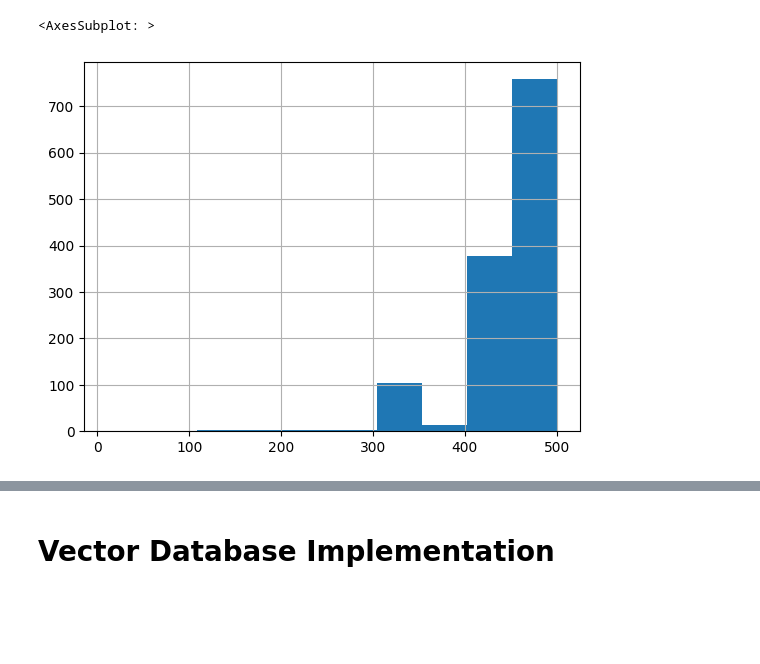
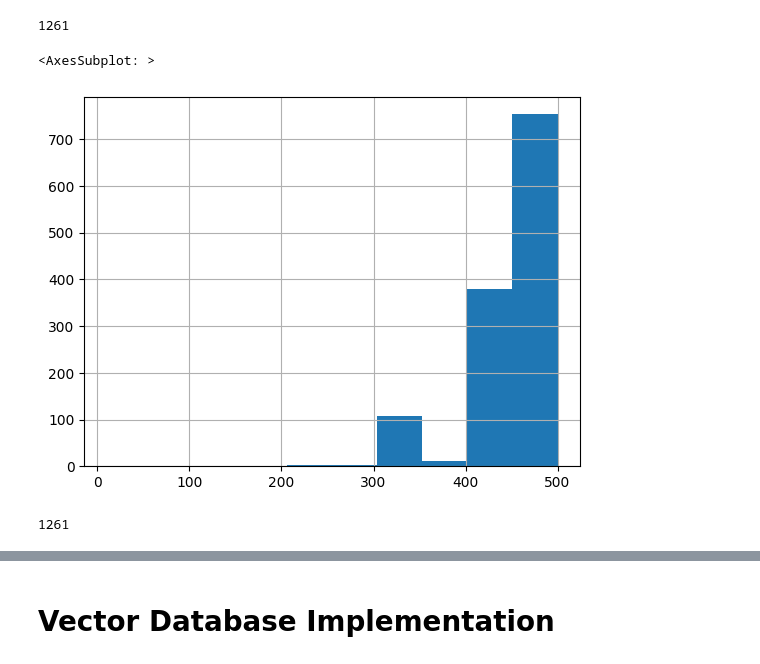
Before and after one commit to giu-ferreira-cientista/openai-cookbook, a Jupyter notebook: solutions/web_crawl_Q&A/web-qa.ipynb, the cells around one changed output, grey strips where cells are left out. Saved outputs shown, nothing was run; the diff lists cells and outputs as text; code cells hidden in the pictures; blank space fills up the shorter version.

```diff
--- a/solutions/web_crawl_Q&A/web-qa.ipynb
+++ b/solutions/web_crawl_Q&A/web-qa.ipynb
@@ -214,8 +230,8 @@ import tiktoken
 # Load the cl100k_base tokenizer which is designed to work with the ada-002 model
 tokenizer = tiktoken.get_encoding("cl100k_base")
 
-df = pd.read_csv('processed/scraped.csv', index_col=0)
-df.columns = ['title', 'text']
+df = pd.read_csv('processed/scraped.csv')
+df.columns = ['id', 'title', 'source', 'url', 'text']
 
 # Tokenize the text and save the number of tokens to a new column
 df['n_tokens'] = df.text.apply(lambda x: len(tokenizer.encode(x)))
@@ -265,6 +281,10 @@ def split_into_many(text, max_tokens = max_tokens):
 
 
 shortened = []
+ids = []
+titles = []
+sources = []
+urls = []
 
 # Loop through the dataframe
 for row in df.iterrows():
@@ -273,17 +293,36 @@ for row in df.iterrows():
     if row[1]['text'] is None:
         continue
 
+
     # If the number of tokens is greater than the max number of tokens, split the text into chunks
     if row[1]['n_tokens'] > max_tokens:
-        shortened += split_into_many(row[1]['text'])
+        short_texts = split_into_many(row[1]['text'])
+        shortened += short_texts
 
     # Otherwise, add the text to the list of shortened texts
     else:
-        shortened.append( row[1]['text'] )
+        short_texts = [row[1]['text']]
+        shortened.append( short_texts[0] )
+
+    for short_text in short_texts:
+        ids.append(row[1]['id'])
+        titles.append(row[1]['title'])
+        sources.append(row[1]['source'])
+        urls.append(row[1]['url'])
+# %%
+len(shortened)
+# %% [output]
+1261
 # %%
-df = pd.DataFrame(shortened, columns = ['text'])
+df = pd.DataFrame(list(zip(ids, titles, sources, urls, shortened)), columns = ['id', 'title', 'source', 'url', 'text'])
+
+#df = pd.DataFrame(shortened, columns = ['text'])
 df['n_tokens'] = df.text.apply(lambda x: len(tokenizer.encode(x)))
 df.n_tokens.hist()
 # %% [output]
 <AxesSubplot: >
-[figure, old version]
+[figure, new version]
+# %%
+len(ids)
+# %% [output]
+1261
```
Also changed, not shown: parts of 23 cells of this notebook, 3 other files.
